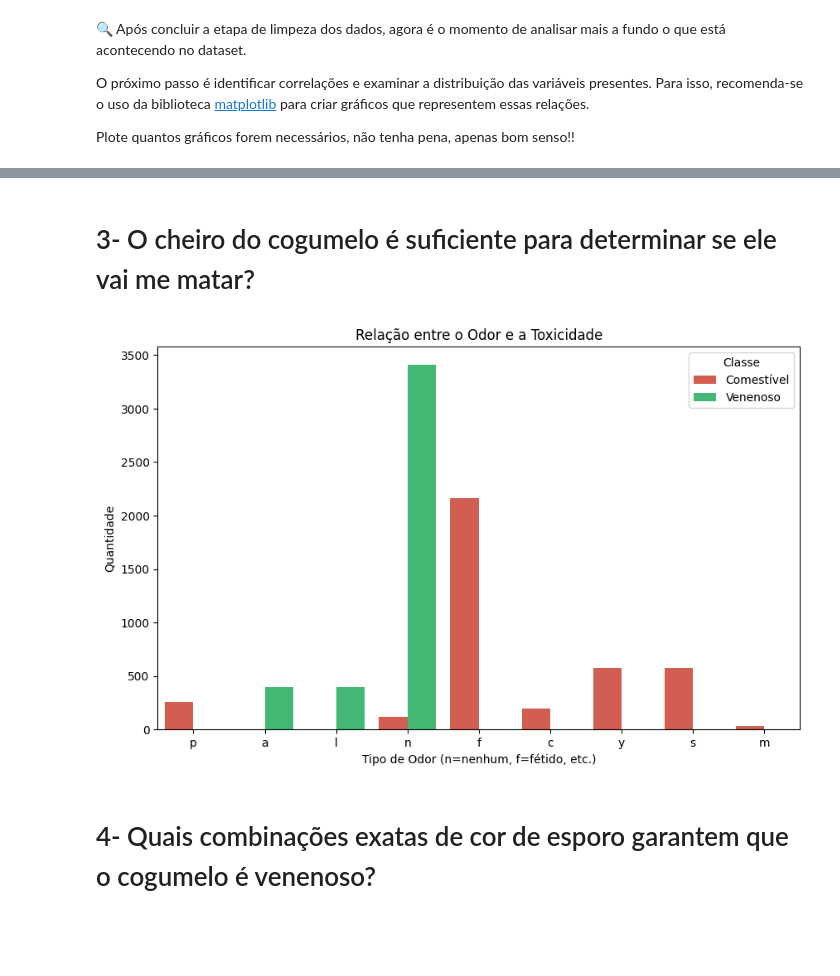
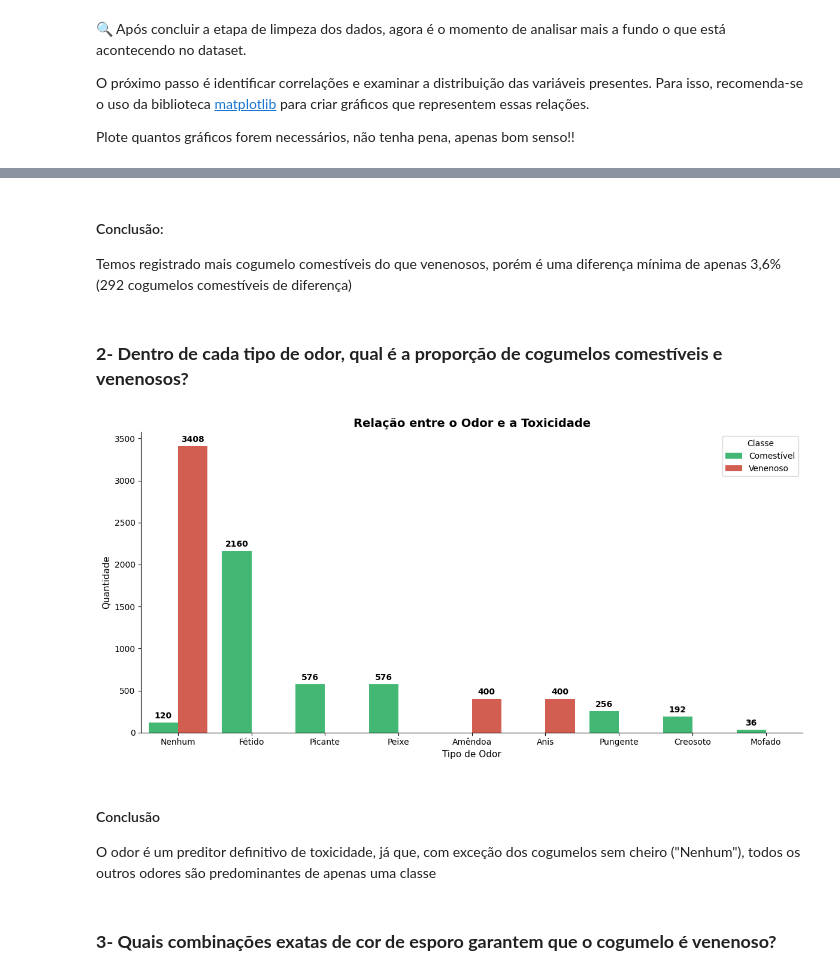
Before and after one commit to Walisson-Sales/Atividade-de-Analise-Exploratoria-de-Dados, a Jupyter notebook: notebook_EDA.ipynb, the cells around one changed output, grey strips where cells are left out. Cells and saved outputs as stored; diff of their text form; code cells hidden in the pictures; blank space fills up the shorter version.

```diff
--- a/notebook_EDA.ipynb
+++ b/notebook_EDA.ipynb
@@ -527,4 +523,3 @@ Essas funções são essenciais para garantir que seu dataset esteja limpo e pro
 # %%
-# Verificar depois a relevância dos dados NaN
-# para saber se será preciso retirar os dados
-# com dropna() ou preencher com fillna()
+# Preenchemos os valores nulos com a palavra 'Desconhecido' com .fillna()
+df['stalk-root'] = df['stalk-root'].fillna('Desconhecido')
@@ -551,14 +541,0 @@ Quantos cogumelos são classificados como comestíveis e quantos como venenosos?
-# %%
-# Plotando o gráfico de barras
-plt.figure(figsize=(6, 4))
-ax = sns.countplot(data=df, x='class', hue='class', palette={'e': '#2ecc71', 'p': '#e74c3c'}, legend=False)
-
-# Adicionando os valores em cima de cada coluna
-for container in ax.containers:
-    ax.bar_label(container, color='black')
-
-plt.title('Proporção: Comestíveis (e) vs Venenosos (p)')
-plt.xlabel('Classe do Cogumelo')
-plt.ylabel('Quantidade de Amostras')
-ax.set_xticklabels(["Venenoso", "Comestível"])
-plt.show()
@@ -606,16 +587,49 @@ plt.show()
+# %% [markdown]
+#### Conclusão:
+Temos registrado mais cogumelo comestíveis do que venenosos, porém é uma diferença mínima de apenas 3,6% (292 cogumelos comestíveis de diferença)
 # %% [markdown]
-# 3- O cheiro do cogumelo é suficiente para determinar se ele vai me matar?
+### **2- Dentro de cada tipo de odor, qual é a proporção de cogumelos comestíveis e venenosos?**
 # %%
-plt.figure(figsize=(10, 6))
-# Usando 'hue' para separar comestíveis e venenosos dentro de cada odor
-sns.countplot(data=df, x='odor', hue='class', palette={'e': '#2ecc71', 'p': '#e74c3c'})
-plt.title('Relação entre o Odor e a Toxicidade')
-plt.xlabel('Tipo de Odor (n=nenhum, f=fétido, etc.)')
-plt.ylabel('Quantidade')
+# Dicionário para traduzir as letras do odor
+mapa_odor = {
+    'a': 'Amêndoa', 'l': 'Anis', 'c': 'Creosoto', 'y': 'Peixe',
+    'f': 'Fétido', 'm': 'Mofado', 'n': 'Nenhum', 'p': 'Pungente', 's': 'Picante'
+}
+
+# Cria uma cópia temporária para o gráfico ou aplica direto no df
+df_plot = df.copy()
+df_plot['odor_legivel'] = df_plot['odor'].map(mapa_odor)
+
+plt.figure(figsize=(12, 6)) # Um pouco mais largo para acomodar os nomes inteiros
+
+# O seu plot apontando para a coluna legível
+ax = sns.countplot(
+    data=df_plot,
+    x='odor_legivel',
+    hue='class',
+    palette={'e': '#e74c3c', 'p': '#2ecc71'},
+    order=df_plot['odor_legivel'].value_counts().index
+)
+
+# Laço de repetição para colocar os números no topo das barras
+for container in ax.containers:
+    ax.bar_label(container, fmt='%d', padding=3, fontweight='bold')
+
+plt.title('Relação entre o Odor e a Toxicidade', fontsize=14, weight='bold')
+plt.xlabel('Tipo de Odor', fontsize=11)
+plt.ylabel('Quantidade', fontsize=11)
 plt.legend(title='Classe', labels=['Comestível', 'Venenoso'])
+
+# Remove a borda superior e a da direita
+sns.despine()
+
+plt.tight_layout()
 plt.show()
 # %% [output]
-[figure, old version]
+[figure, new version]
+# %% [markdown]
+#### Conclusão
+O odor é um preditor definitivo de toxicidade, já que, com exceção dos cogumelos sem cheiro ("Nenhum"), todos os outros odores são predominantes de apenas uma classe
 # %% [markdown]
-# 4- Quais combinações exatas de cor de esporo garantem que o cogumelo é venenoso?
+### **3- Quais combinações exatas de cor de esporo garantem que o cogumelo é venenoso?**
 # %%
```
Also changed, not shown: parts of 43 cells of this notebook.
